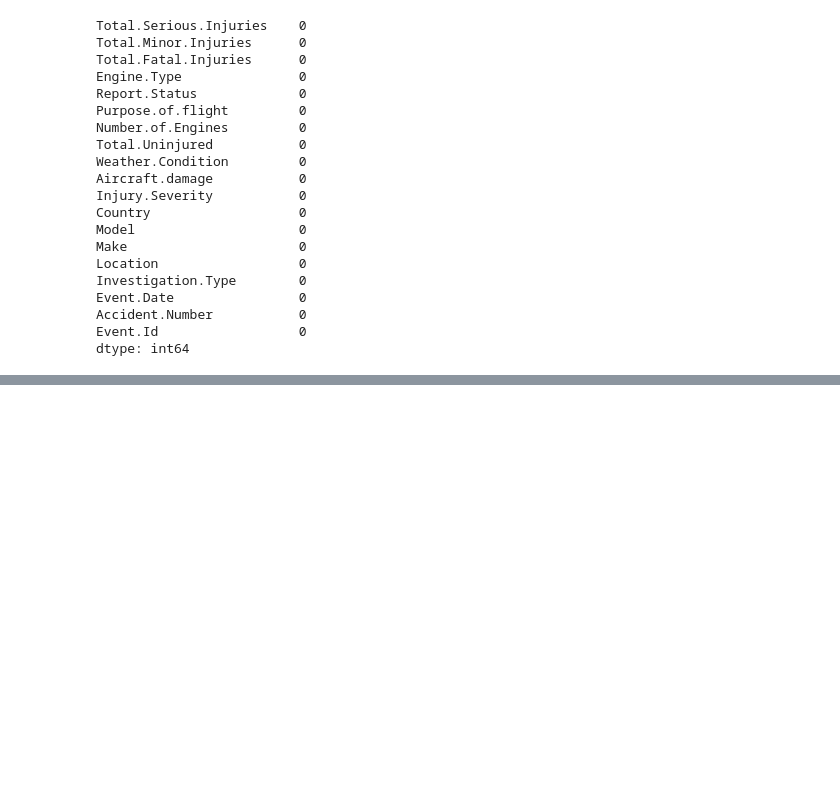
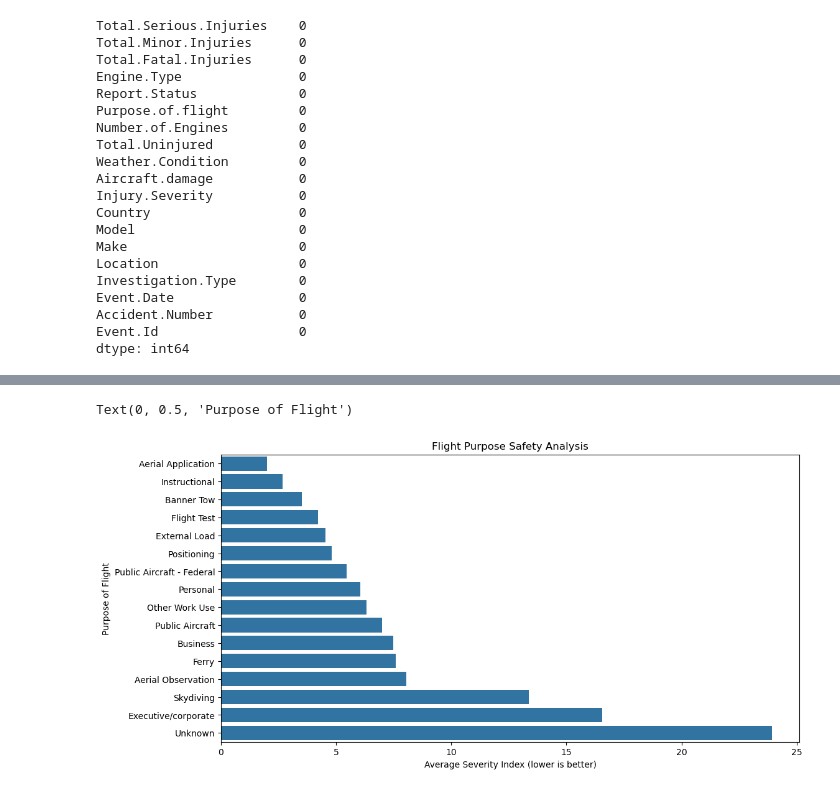
Before and after one commit to lewismwaki/aviation_accidents_analysis, a Jupyter notebook: aviation_accidents_analysis.ipynb, the cells around one changed output, grey strips where cells are left out. Cells and saved outputs as stored; diff of their text form; code cells hidden in the pictures; blank space fills up the shorter version.

```diff
--- a/aviation_accidents_analysis.ipynb
+++ b/aviation_accidents_analysis.ipynb
@@ -328,0 +499,20 @@ dtype: int64
+# %%
+# Group by flight purpose and calculate safety metrics
+purpose_safety = df.groupby('Purpose.of.flight').agg({
+    'Event.Id': 'count',
+    'Severity.Index': 'mean',
+    'Total.Injury.Rate': 'mean'
+}).sort_values('Severity.Index')
+
+# Filter for significant sample size (at least 100 incidents)
+purpose_safety = purpose_safety[purpose_safety['Event.Id'] >= 100]
+
+# Plot flight purposes by severity
+plt.figure(figsize=(12, 6))
+sns.barplot(x='Severity.Index', y=purpose_safety.index, data=purpose_safety)
+plt.title('Flight Purpose Safety Analysis')
+plt.xlabel('Average Severity Index (lower is better)')
+plt.ylabel('Purpose of Flight')
+# %% [output]
+Text(0, 0.5, 'Purpose of Flight')
+[figure, added]
```
Also changed, not shown: parts of 49 cells of this notebook, 7 other files.
